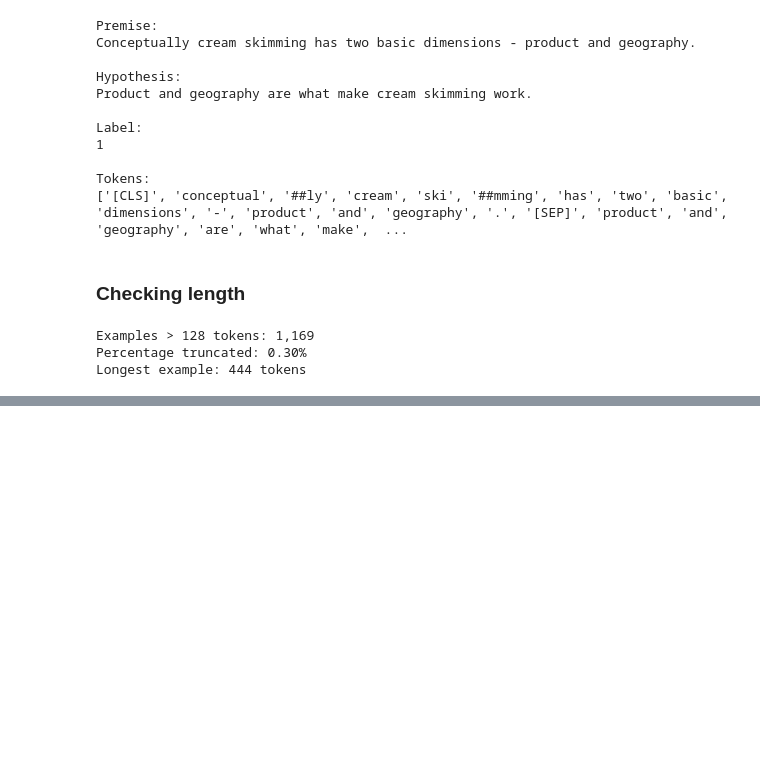
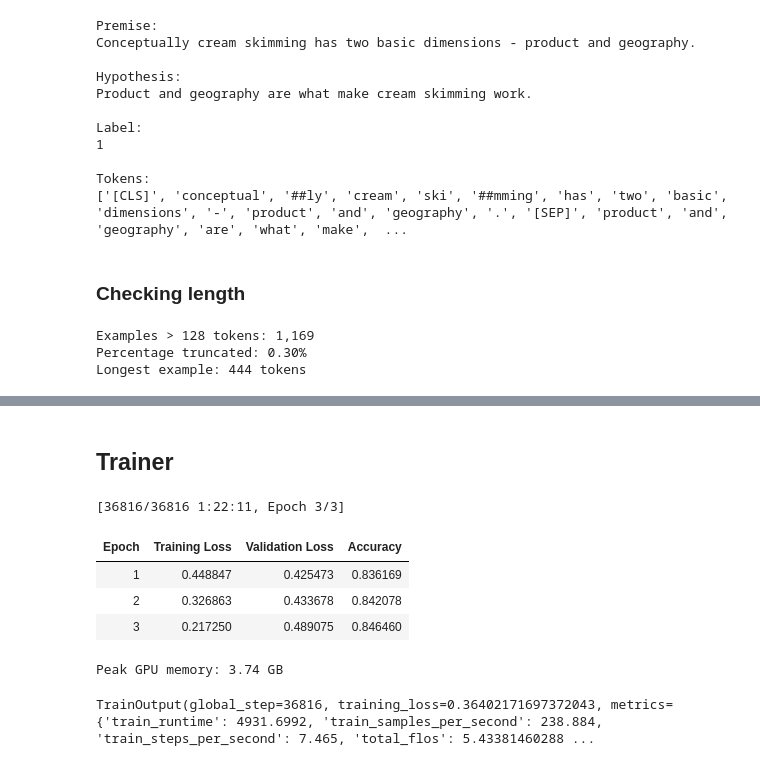
Before and after one commit to MR473/Quantization-Spurious-Heuristics-in-Transformers, a Jupyter notebook: notebooks/fp32_baseline.ipynb, the cells around one changed output, grey strips where cells are left out. Cells and saved outputs as stored; diff of their text form; code cells hidden in the pictures; blank space fills up the shorter version.

```diff
--- a/notebooks/fp32_baseline.ipynb
+++ b/notebooks/fp32_baseline.ipynb
@@ -225,0 +325,5 @@ Longest example: 444 tokens
+# %%
+LEARNING_RATE = 2e-5
+BATCH_SIZE = 32
+NUM_EPOCHS = 3
+#WEIGHT_DECAY = 0.01
@@ -225,0 +349,2 @@ Longest example: 444 tokens
+# %% [markdown]
+## Trainer
@@ -225,0 +365,18 @@ Longest example: 444 tokens
+# %%
+train_result = trainer.train()
+# %% [output]
+[36816/36816 1:22:11, Epoch 3/3]
+| Epoch | Training Loss | Validation Loss | Accuracy |
+| 1 | 0.448847 | 0.425473 | 0.836169 |
+| 2 | 0.326863 | 0.433678 | 0.842078 |
+| 3 | 0.217250 | 0.489075 | 0.846460 |
+# %%
+peak_memory = torch.cuda.max_memory_allocated() / 1024**3
+
+print(f"Peak GPU memory: {peak_memory:.2f} GB")
+# %% [output]
+Peak GPU memory: 3.74 GB
+# %%
+train_result
+# %% [output]
+TrainOutput(global_step=36816, training_loss=0.36402171697372043, metrics={'train_runtime': 4931.6992, 'train_samples_per_second': 238.884, 'train_steps_per_second': 7.465, 'total_flos': 5.43381460288 ...
```
Also changed, not shown: parts of 23 cells of this notebook.
